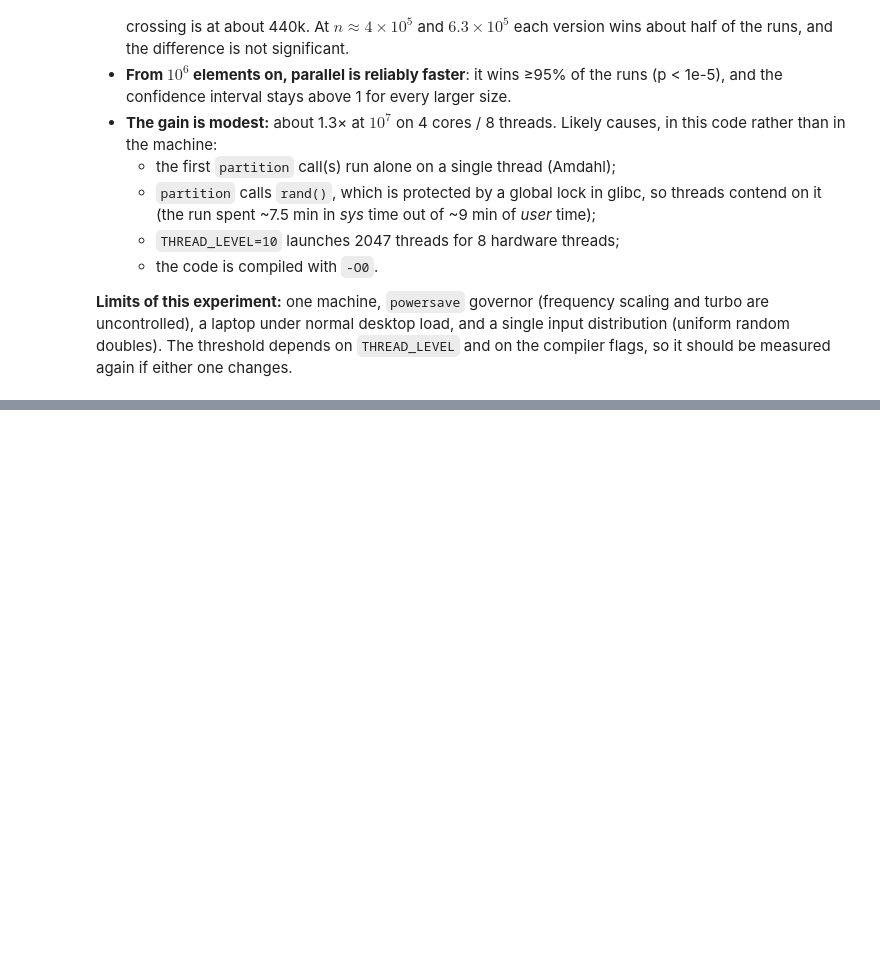
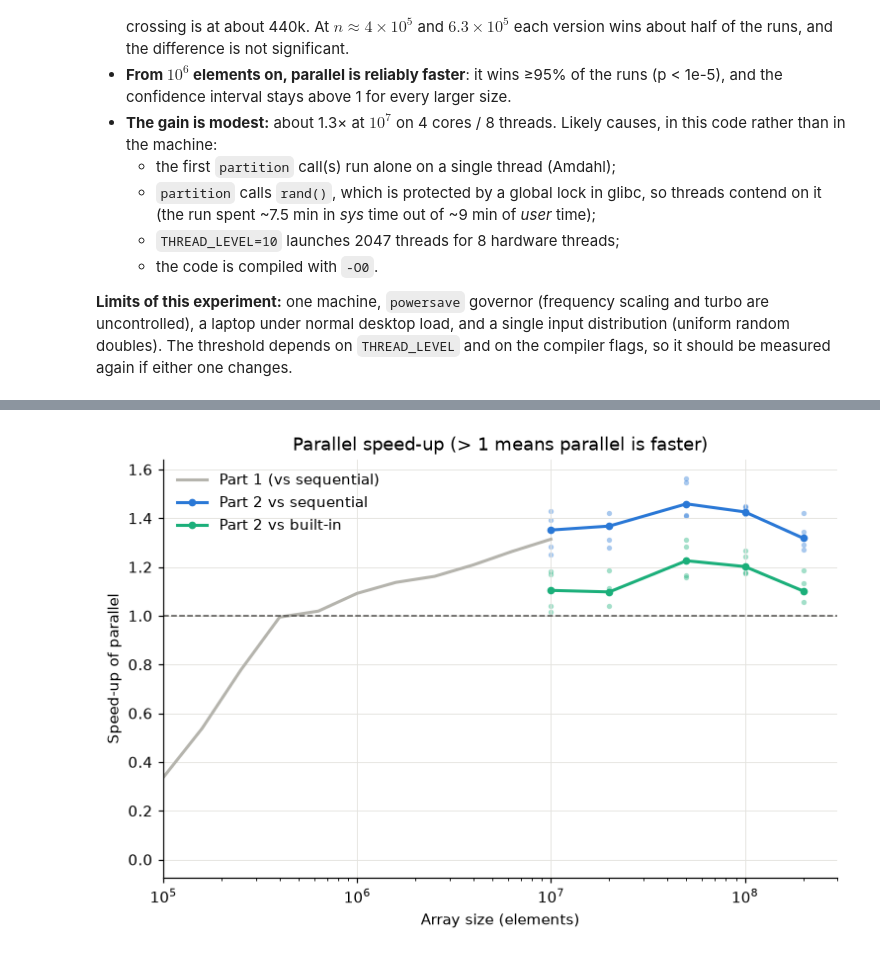
Before and after one commit to rabio10/M2R-ParallelQuicksort, a Jupyter notebook: analysis_yassine.ipynb, the cells around one changed output, grey strips where cells are left out. Cells and saved outputs as stored; diff of their text form; code cells hidden in the pictures; blank space fills up the shorter version.

```diff
--- a/analysis_yassine.ipynb
+++ b/analysis_yassine.ipynb
@@ -158,0 +214,6 @@ Max median speed-up observed: 1.31x at n = 10,000,000
+# %%
+wl = dl.pivot_table(index=["run", "size"], columns="type", values="time").reset_index()
+wl["par_vs_seq"] = wl.Sequential / wl.Parallel
+wl["par_vs_builtin"] = wl["Built-in"] / wl.Parallel
+spl = wl.groupby("size")[["par_vs_seq", "par_vs_builtin"]].agg(["median", "min", "max"])
+spl
@@ -158,0 +229,16 @@ Max median speed-up observed: 1.31x at n = 10,000,000
+# %%
+fig, ax = plt.subplots(figsize=(8, 5))
+# small-array run for comparison (from part 1)
+ax.plot(sp["size"], sp.median_speedup, color="#b5b4ad", label="Part 1 (vs sequential)")
+for col, lab, c in [("par_vs_seq", "vs sequential", COLORS["Sequential"]),
+                    ("par_vs_builtin", "vs built-in", COLORS["Built-in"])]:
+    ax.scatter(wl["size"], wl[col], s=12, alpha=0.4, color=c, linewidths=0)
+    m = wl.groupby("size")[col].median()
+    ax.plot(m.index, m.values, color=c, marker="o", markersize=4, label="Part 2 " + lab)
+ax.axhline(1, color="#52514e", linewidth=1, linestyle="--")
+ax.set(xscale="log", xlabel="Array size (elements)", ylabel="Speed-up of parallel",
+       title="Parallel speed-up (> 1 means parallel is faster)", xlim=(1e5, 3e8))
+ax.legend(frameon=False)
+plt.show()
+# %% [output]
+[figure, added]
```
Also changed, not shown: parts of 7 cells of this notebook, 4 other files.
